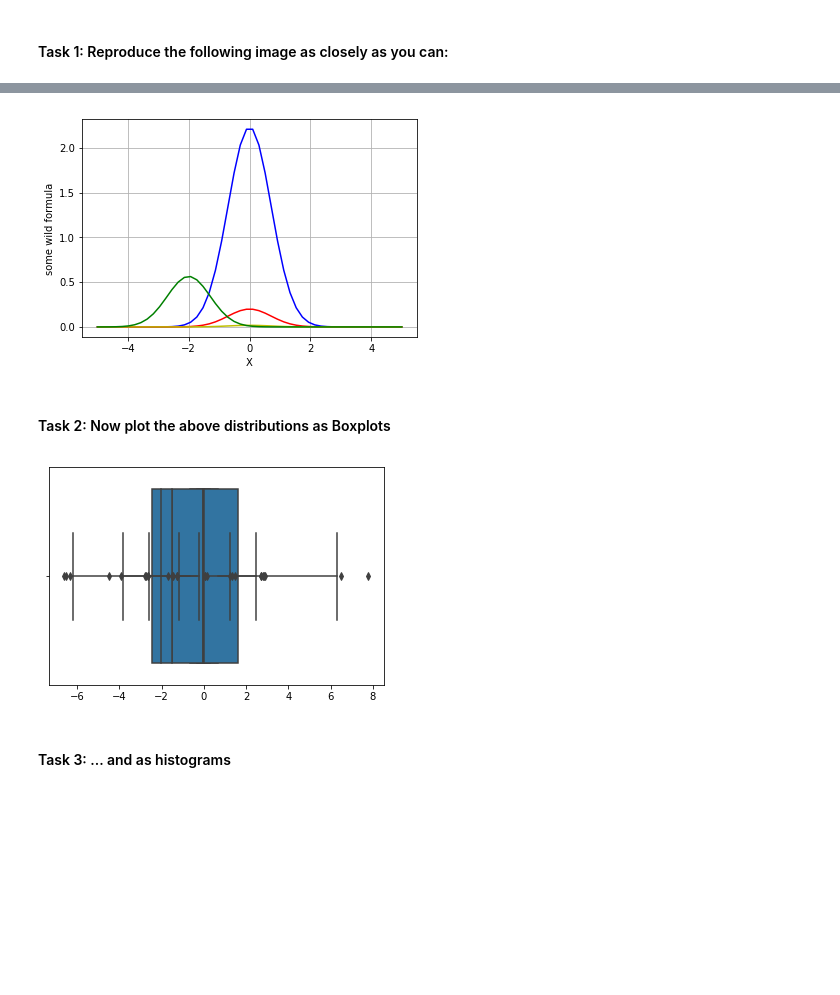
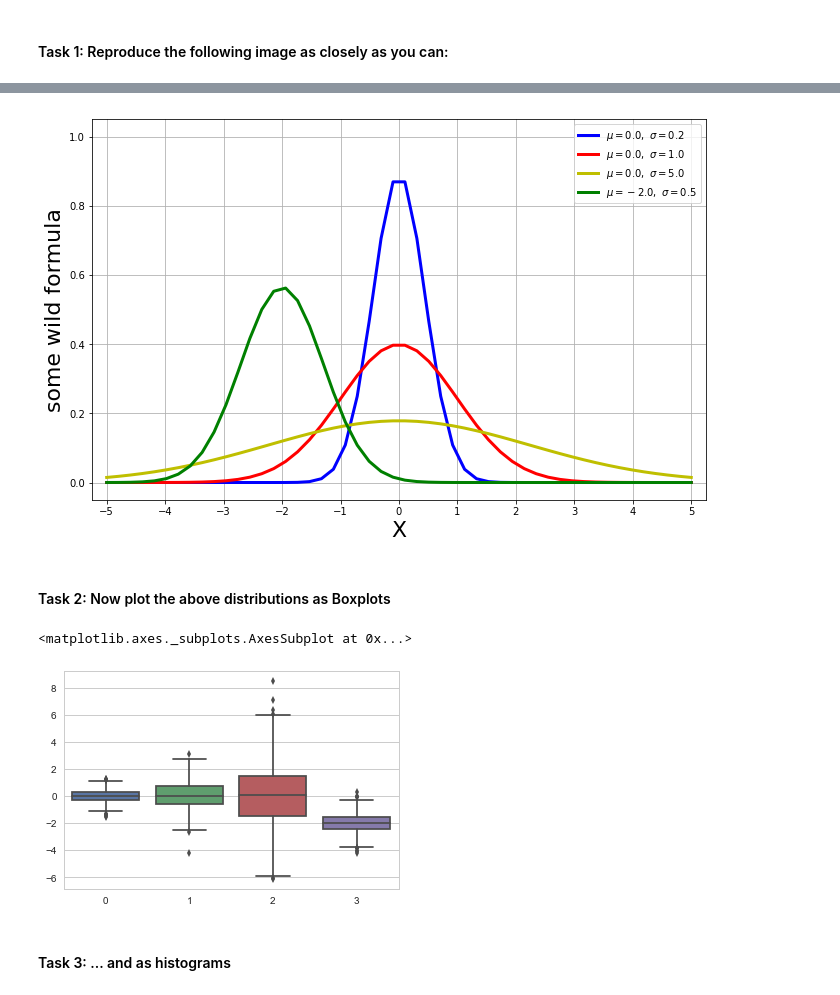
Before and after one commit to TrisKast/DataScience-Bioinformatics, a Jupyter notebook: notebooks/Day1_Visualization.ipynb, the cells around one changed output, grey strips where cells are left out. Cells and saved outputs as stored; diff of their text form; code cells hidden in the pictures; blank space fills up the shorter version.

```diff
--- a/notebooks/Day1_Visualization.ipynb
+++ b/notebooks/Day1_Visualization.ipynb
@@ -71,27 +72,44 @@ plt.plot(X, S, linewidth=0.5, c = "b")
 # %%
 params = [(0,0.2,'b'),(0, 1.0, 'r'),(0, 5.0, 'y'),(-2, 0.5, 'g')]
 
 x = np.linspace(-5, 5)
 
+plt.figure(figsize=(11,7))
+plt.axis([-5.25, 5.25, -0.05, 1.05])
+plt.xticks(np.arange(-5, 6, 1))
+
 for mu, variance, color in params:
-    y = 1/np.sqrt(2*math.pi*variance)*np.exp(-(x-mu)**2)/(2*variance)
-    label = '$\mu = %.1f \sigma=%.1f$' %(mu, variance)
-    plt.plot(x,y, label=label, color = color)
-    plt.xlabel('X')
-    plt.ylabel('some wild formula')
+    y = 1/(np.sqrt(2*np.pi*(variance)))*np.exp( -(x-mu)**2 /(2 * (variance)))
+
+    label = '$\mu = %.1f, \ \sigma=%.1f$' %(mu, variance)
+
+    plt.plot(x,y, label=label, color = color, linewidth = 3)
+
     plt.grid(True)
 
-
+plt.xlabel('X', fontsize= 22)
+plt.ylabel('some wild formula', fontsize= 22)
+plt.legend()
 plt.show()
 # %% [output]
-[figure, old version]
+[figure, new version]
 # %% [markdown]
 #### Task 2: Now plot the above distributions as Boxplots
 # %%
+distributions = []
+
 for mu, variance, color in params:
-    y1 = np.random.normal(mu, np.sqrt(variance), 1000)
-    ax = sns.boxplot(y1)
+    y = np.random.normal(mu, np.sqrt(variance), 1000)
+    distributions.append(y)
+
+index = ["blue", "red", "yellow", "green"]
+s = pd.Series(distributions, index = index)
+
+#sns.boxplot(data = s, palette = my_pal)
+sns.set(context='notebook', style='whitegrid')
+sns.boxplot(data=s)
 # %% [output]
+<matplotlib.axes._subplots.AxesSubplot at 0x...>
-[figure, old version]
+[figure, new version]
 # %% [markdown]
 #### Task 3: ... and as histograms
```
Also changed, not shown: parts of 3 cells of this notebook, 1 other file.
